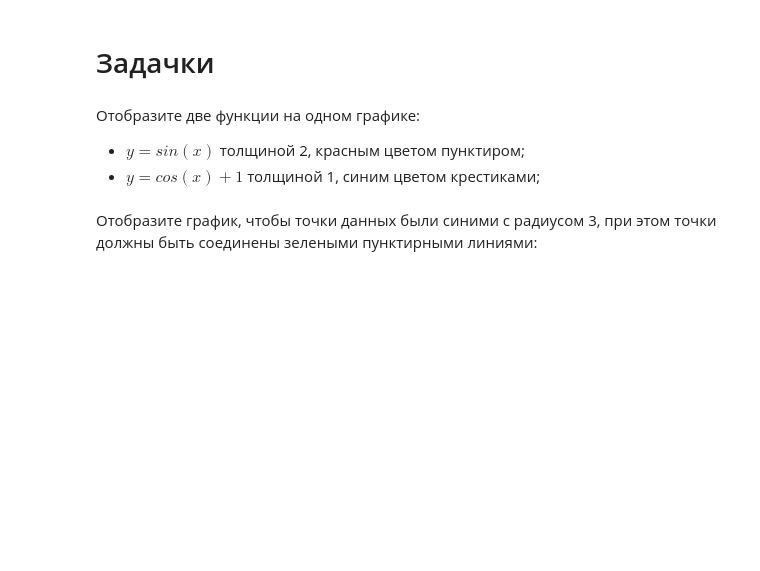
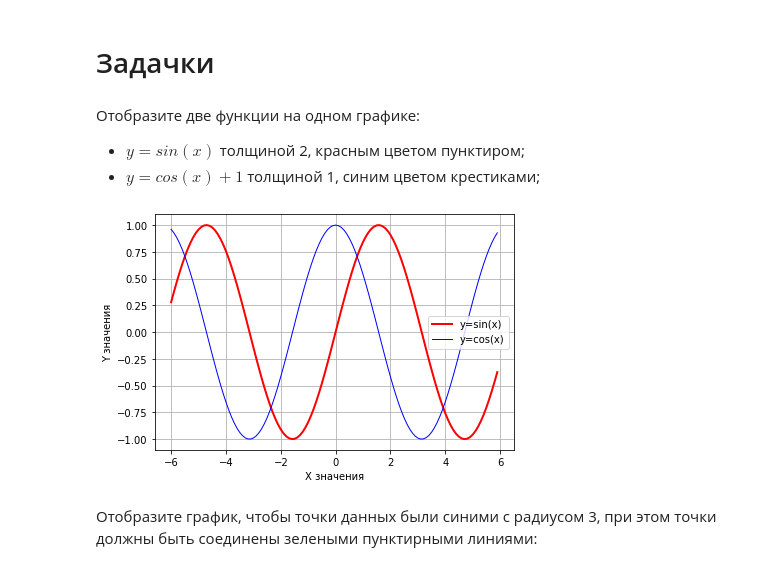
Before and after one commit to huhaoran0/5496-huhaoran, a Jupyter notebook: 02_Matplotlib.ipynb, the cells around one changed output. Saved outputs shown, nothing was run; the diff lists cells and outputs as text; code cells hidden in the pictures; blank space fills up the shorter version.

```diff
--- a/02_Matplotlib.ipynb
+++ b/02_Matplotlib.ipynb
@@ -424,2 +414,19 @@ plt.grid(True)
+# %%
+import matplotlib as mpl
+from matplotlib import pyplot as plt
+import numpy as np
+
+x = np.arange(-6, 6, 0.1)
+
+plt.plot(x, np.sin(x), 'r', label='y=sin(x)', linewidth=2)
+plt.plot(x, np.cos(x), 'b', label='y=cos(x)', linewidth=1)
+plt.xlabel('X значения')
+plt.ylabel('Y значения')
+plt.grid(True)
+plt.legend()
+plt.tight_layout()
+plt.show()
+# %% [output]
+[figure, added]
 # %% [markdown]
 Отобразите график, чтобы точки данных были синими с радиусом 3, при этом точки должны быть соединены зелеными пунктирными линиями:
```
Also changed, not shown: parts of 12 cells of this notebook.
